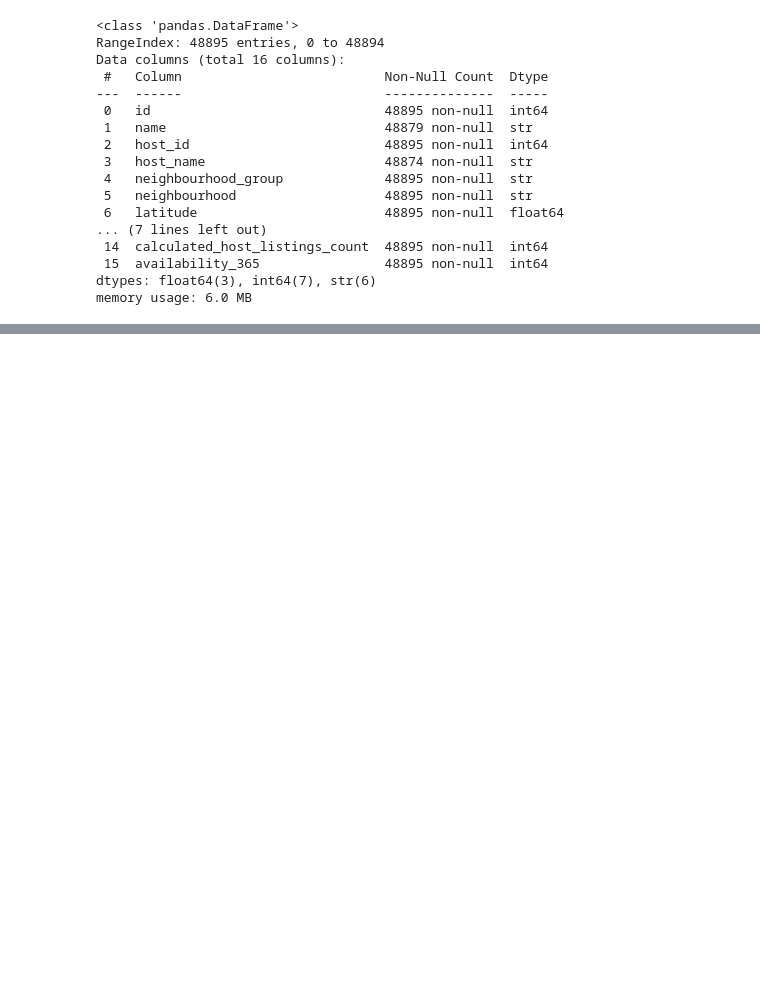
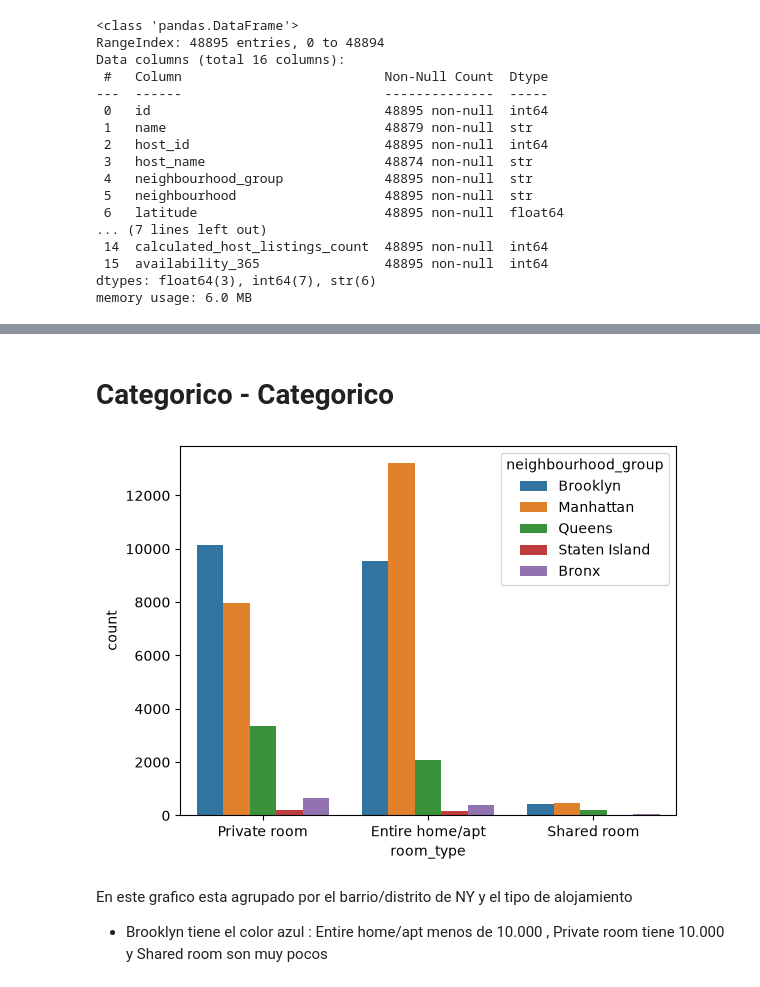
Before and after one commit to veronicasuarezvidal-eng/Machinelearning, a Jupyter notebook: src/explore.ipynb, the cells around one changed output, grey strips where cells are left out. Drawn from its saved outputs; the diff is of its cells as text; code cells hidden in the pictures; blank space fills up the shorter version.

```diff
--- a/src/explore.ipynb
+++ b/src/explore.ipynb
@@ -59,0 +234,10 @@ NameError: name 'total_data' is not defined
+# %% [markdown]
+# Categorico - Categorico
+# %%
+sns.countplot(data=df,x="room_type", hue = "neighbourhood_group")
+plt.show()
+# %% [output]
+[figure, added]
+# %% [markdown]
+En este grafico esta agrupado por el barrio/distrito de NY y el tipo de alojamiento
+- Brooklyn tiene el color azul : Entire home/apt menos de 10.000 , Private room tiene 10.000 y  Shared room son muy pocos
```
Also changed, not shown: parts of 24 cells of this notebook.
